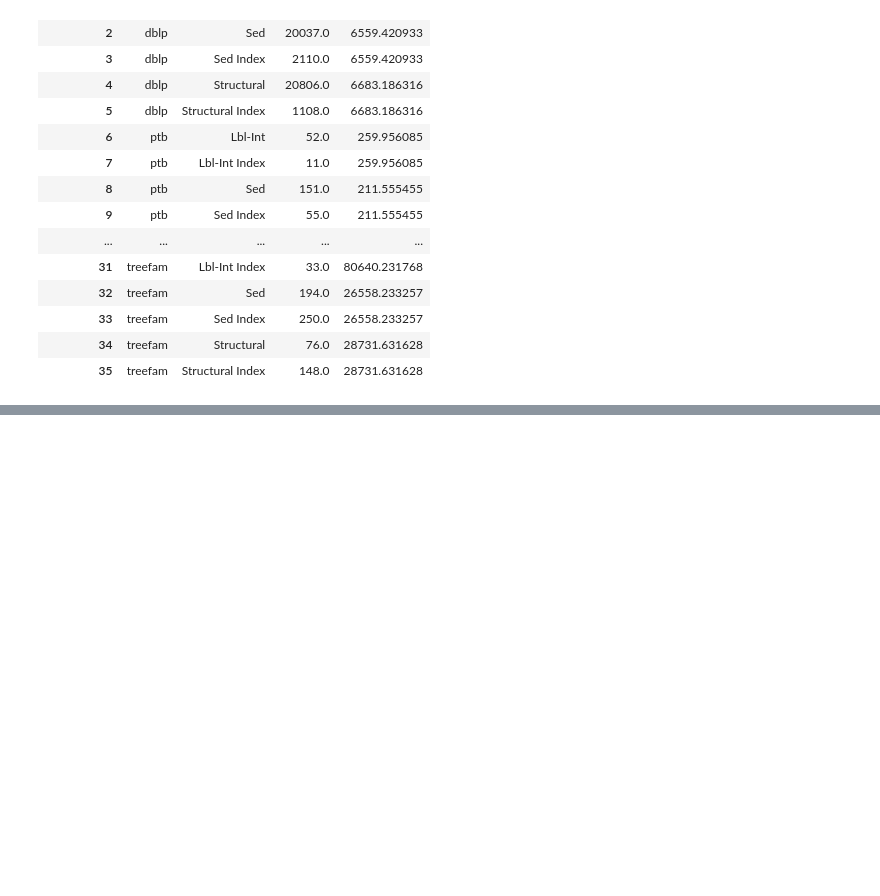
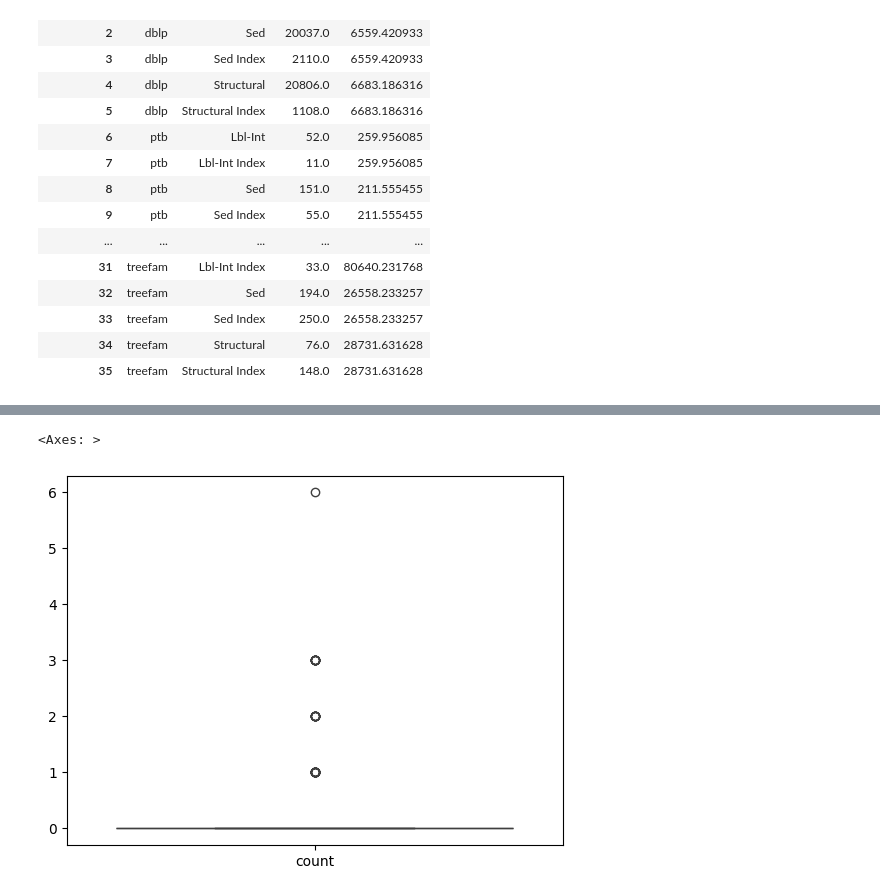
Before and after one commit to LukMRVC/tree-statistics, a Jupyter notebook: TED-viz.ipynb, the cells around one changed output, grey strips where cells are left out. Saved outputs shown, nothing was run; the diff lists cells and outputs as text; code cells hidden in the pictures; blank space fills up the shorter version.

```diff
--- a/TED-viz.ipynb
+++ b/TED-viz.ipynb
@@ -1148,0 +1030,4 @@ plt.show()
+# %%
+bxdata = filtered_counts.reindex(total_counts.index, fill_value=0).reset_index().sort_values(by=['T1']).set_index('T1')
+# %%
+bxdata = bxdata.set_index('T1')
@@ -1148,0 +1051,5 @@ plt.show()
+# %%
+sns.boxplot(bxdata)
+# %% [output]
+<Axes: >
+[figure, added]
```
Also changed, not shown: parts of 29 cells of this notebook, 3 other files.
